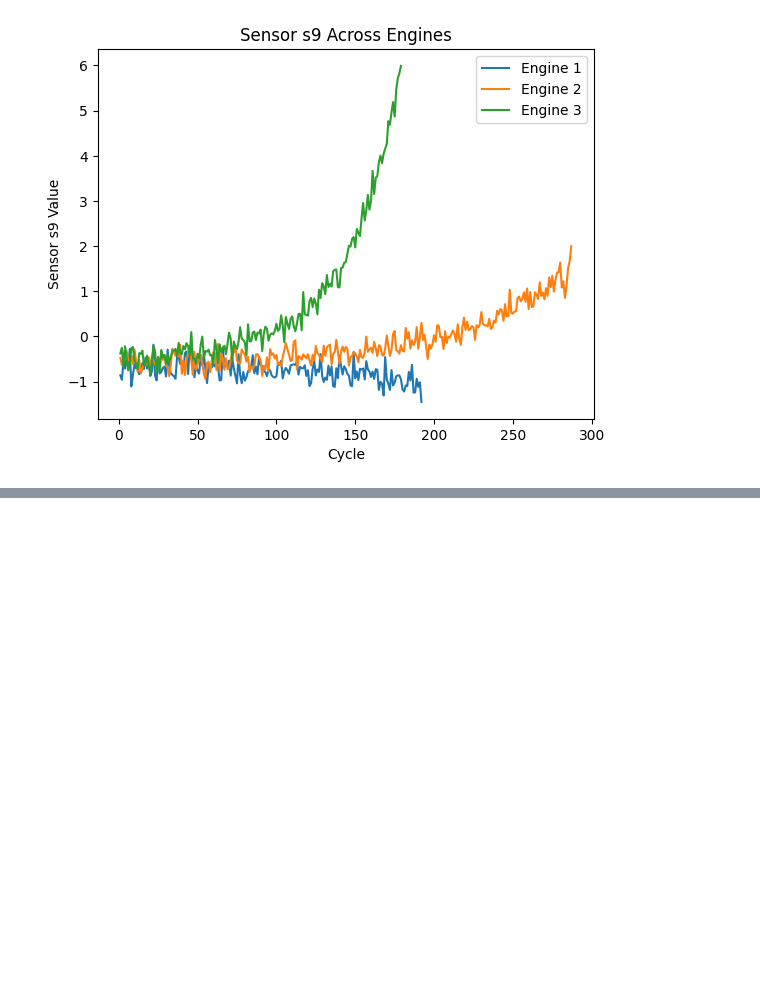
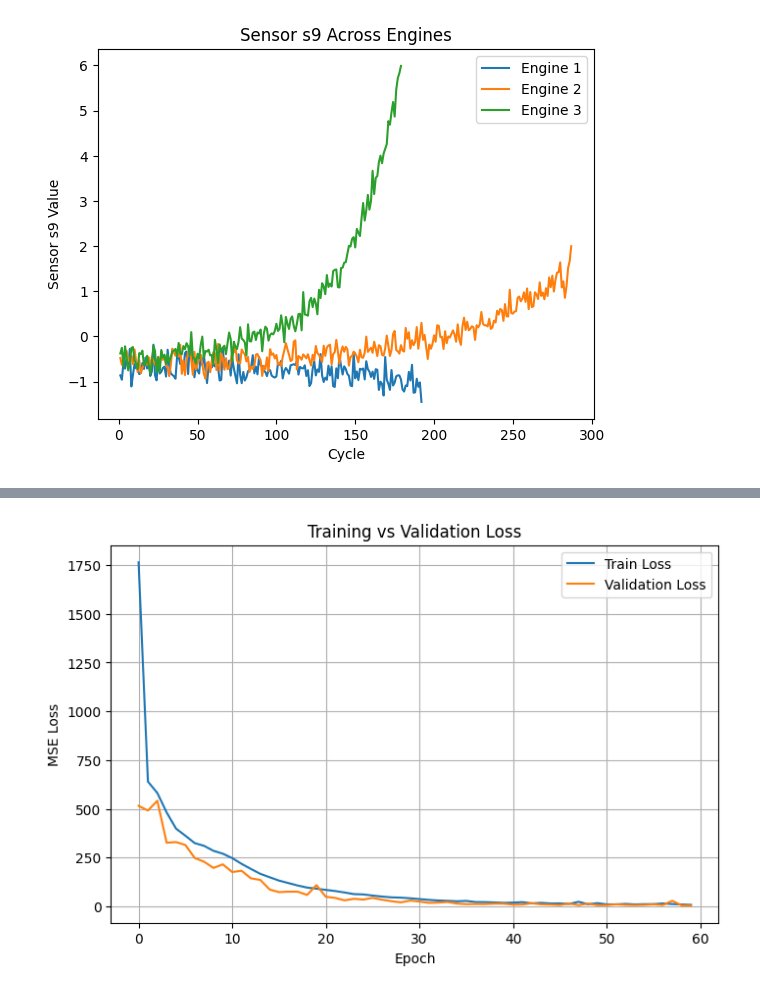
Before and after one commit to abhilashab4/gru-model, a Jupyter notebook: preprocessing.ipynb, the cells around one changed output, grey strips where cells are left out. Saved outputs shown, nothing was run; the diff lists cells and outputs as text; code cells hidden in the pictures; blank space fills up the shorter version.

```diff
--- a/preprocessing.ipynb
+++ b/preprocessing.ipynb
@@ -325,0 +629,8 @@ plt.show()
+# %%
+#df4
+
+train_single_model(
+    X_train_4, y_train_4,
+    save_path="model_ds4.pth"
+)
+# %% [output]
@@ -325,0 +654 @@ plt.show()
+[figure, added]
```
Also changed, not shown: parts of 13 cells of this notebook, 5 other files.
